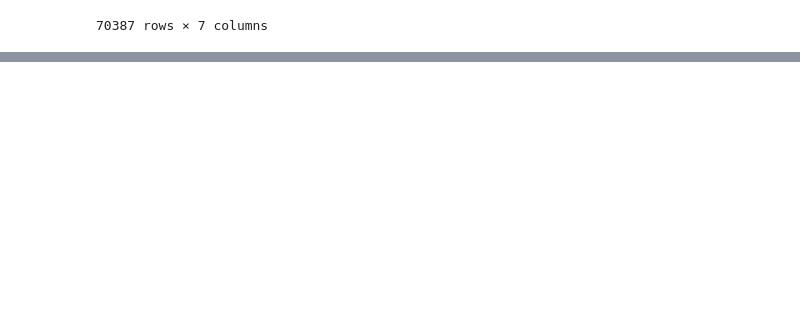
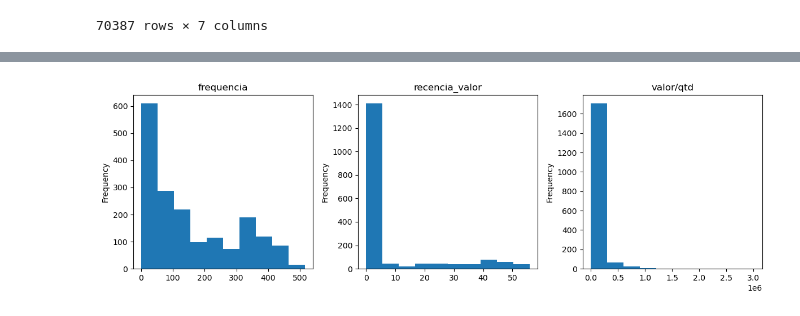
Before and after one commit to diullio/final_project_ada, a Jupyter notebook: final_project.ipynb, the cells around one changed output, grey strips where cells are left out. Cells and saved outputs as stored; diff of their text form; code cells hidden in the pictures; blank space fills up the shorter version.

```diff
--- a/final_project.ipynb
+++ b/final_project.ipynb
@@ -243,0 +274,8 @@ df
+# %%
+df = df.drop("data", axis=1)
+# %%
+df = df.groupby(['canal', 'BU_DATA', 'rede_uf']).agg({
+    'recencia_valor': 'max',
+    'frequencia': 'max',
+    'valor': 'sum'
+}).reset_index()
@@ -243,0 +308,4 @@ df
+# %%
+df["valor/qtd"] = df["valor"]/df["frequencia"]
+# %%
+df = df.drop("valor", axis=1)
@@ -243,0 +344,18 @@ df
+# %%
+fig, axes = plt.subplots(nrows=1, ncols=3, figsize=(12, 4))
+
+df['frequencia'].plot.hist(ax=axes[0])
+df['recencia_valor'].plot.hist(ax=axes[1])
+df['valor/qtd'].plot.hist(ax=axes[2])
+
+axes[0].set_title('frequencia')
+axes[1].set_title('recencia_valor')
+axes[2].set_title('valor/qtd')
+
+# Ajustando o espaçamento entre os subplots
+plt.tight_layout()
+
+# Exibindo o gráfico
+plt.show()
+# %% [output]
+[figure, added]
```
Also changed, not shown: parts of 59 cells of this notebook.
